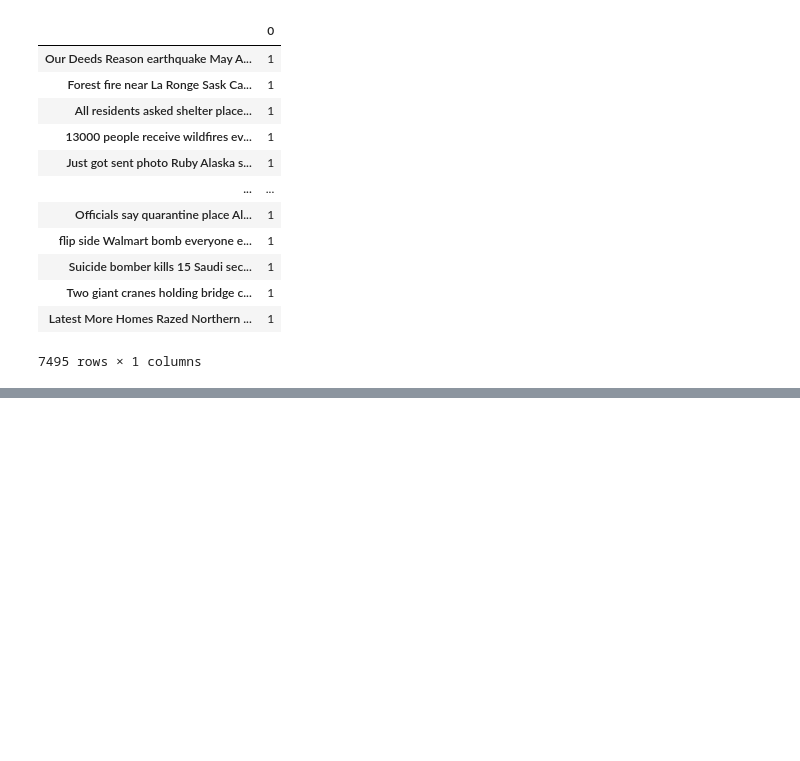
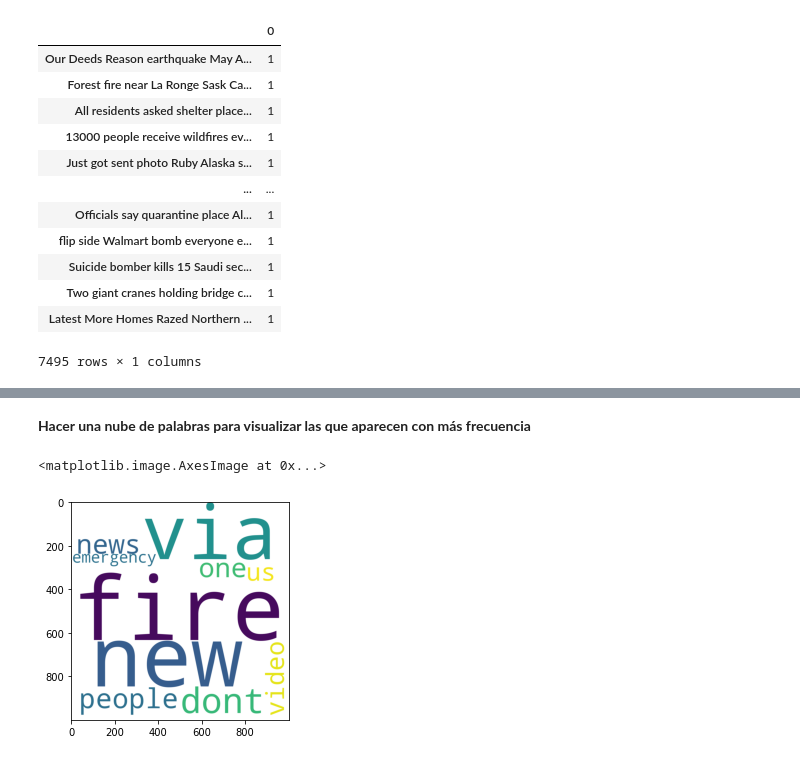
Before and after one commit to owdelc/Lab5_DataScience, a Jupyter notebook: LAB5_DS.ipynb, the cells around one changed output, grey strips where cells are left out. Cells and saved outputs as stored; diff of their text form; code cells hidden in the pictures; blank space fills up the shorter version.

```diff
--- a/LAB5_DS.ipynb
+++ b/LAB5_DS.ipynb
@@ -14,7 +35,7 @@ from cgitb import text
 ###**2. Cargue los archivos de datos a R o a Python, dependiendo de con qué trabaje.**
 # %%
 #Carga de datos
-df = pd.read_csv('/train.csv')
+df = pd.read_csv('/content/train.csv')
 # %% [markdown]
 ###**3. Limpie y preprocese los datos**
 # %% [markdown]
@@ -136,0 +164,7 @@ tweets_frecuency
+# %%
+word_count = Counter()
+
+for title in clean_tweets:
+    word_count.update(word.strip('.,?!"\'').lower() for word in title.split())
+#A continuacion se crea una lista con los 10 tweets mas frecuentes
+word_count.most_common(10)
@@ -136,0 +182,8 @@ tweets_frecuency
+# %% [markdown]
+**Hacer una nube de palabras para visualizar las que aparecen con más frecuencia**
+# %%
+cloud_tweet = WordCloud(background_color="white",width=1000,height=1000, max_words=10,relative_scaling=0.5,normalize_plurals=False).generate_from_frequencies(word_count)
+plt.imshow(cloud_tweet)
+# %% [output]
+<matplotlib.image.AxesImage at 0x...>
+[figure, added]
```
Also changed, not shown: parts of 20 cells of this notebook.
